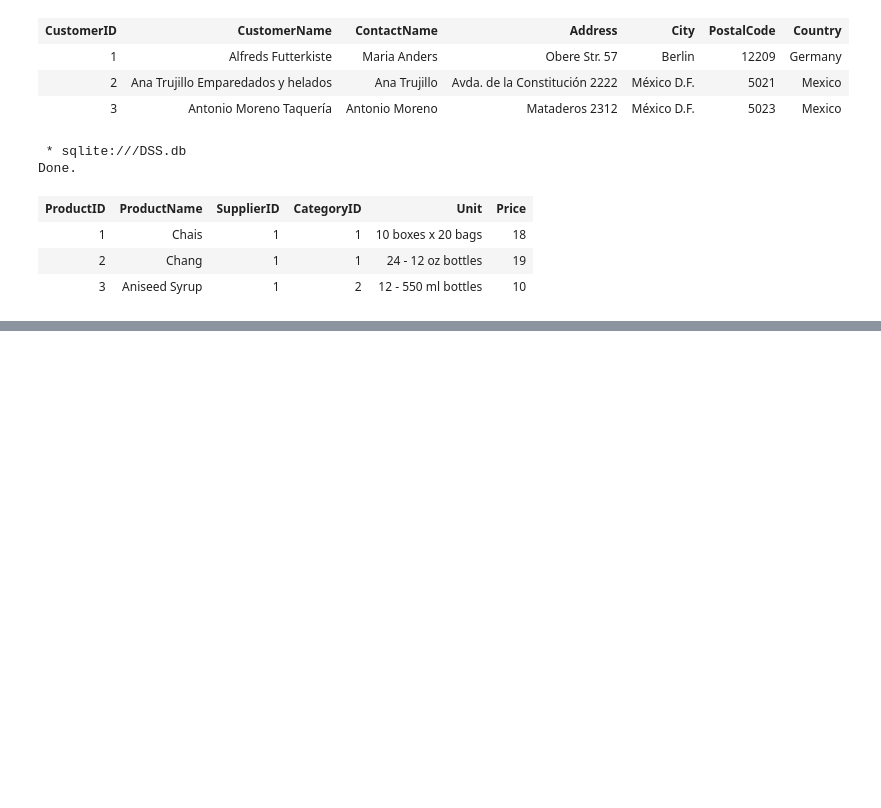
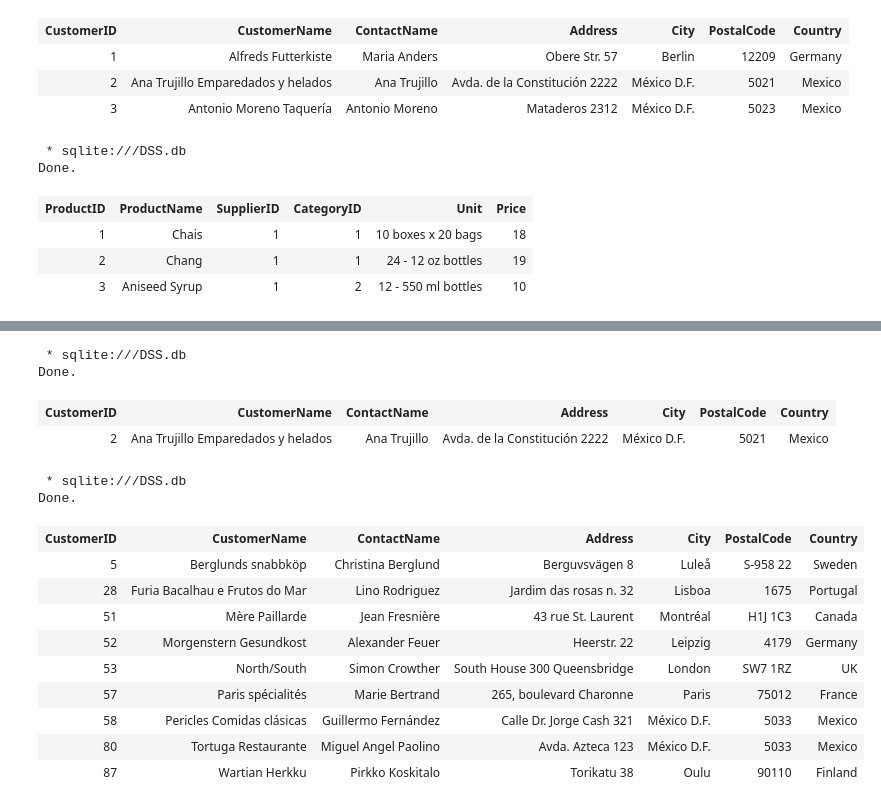
Before and after one commit to matahmet/Scribbles, a Jupyter notebook: sql_lite_app/SQLite_Connection.ipynb, the cells around one changed output, grey strips where cells are left out. Saved outputs shown, nothing was run; the diff lists cells and outputs as text; code cells hidden in the pictures; blank space fills up the shorter version.

```diff
--- a/sql_lite_app/SQLite_Connection.ipynb
+++ b/sql_lite_app/SQLite_Connection.ipynb
@@ -45,0 +180,24 @@ Done.
+# %%
+%%sql
+SELECT * FROM Customers WHERE CustomerName LIKE '%hel%'
+# %% [output]
+ * sqlite:///DSS.db
+Done.
+| CustomerID | CustomerName | ContactName | Address | City | PostalCode | Country |
+| 2 | Ana Trujillo Emparedados y helados | Ana Trujillo | Avda. de la Constitución 2222 | México D.F. | 5021 | Mexico |
+# %%
+%%sql
+SELECT * FROM Customers WHERE CustomerName LIKE '__r%'
+# %% [output]
+ * sqlite:///DSS.db
+Done.
+| CustomerID | CustomerName | ContactName | Address | City | PostalCode | Country |
+| 5 | Berglunds snabbköp | Christina Berglund | Berguvsvägen 8 | Luleå | S-958 22 | Sweden |
+| 28 | Furia Bacalhau e Frutos do Mar | Lino Rodriguez | Jardim das rosas n. 32 | Lisboa | 1675 | Portugal |
+| 51 | Mère Paillarde | Jean Fresnière | 43 rue St. Laurent | Montréal | H1J 1C3 | Canada |
+| 52 | Morgenstern Gesundkost | Alexander Feuer | Heerstr. 22 | Leipzig | 4179 | Germany |
+| 53 | North/South | Simon Crowther | South House 300 Queensbridge | London | SW7 1RZ | UK |
+| 57 | Paris spécialités | Marie Bertrand | 265, boulevard Charonne | Paris | 75012 | France |
+| 58 | Pericles Comidas clásicas | Guillermo Fernández | Calle Dr. Jorge Cash 321 | México D.F. | 5033 | Mexico |
+| 80 | Tortuga Restaurante | Miguel Angel Paolino | Avda. Azteca 123 | México D.F. | 5033 | Mexico |
+| 87 | Wartian Herkku | Pirkko Koskitalo | Torikatu 38 | Oulu | 90110 | Finland |
```
Also changed, not shown: parts of 25 cells of this notebook, 2 other files.
